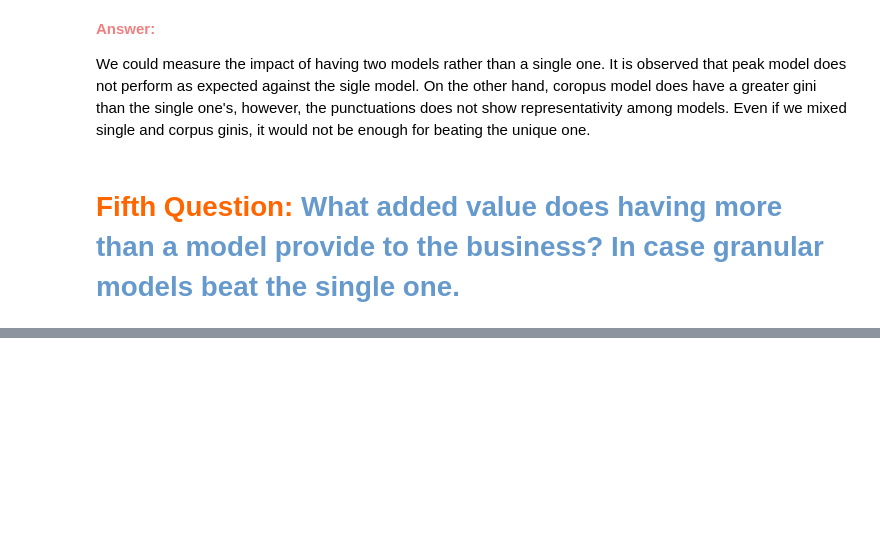
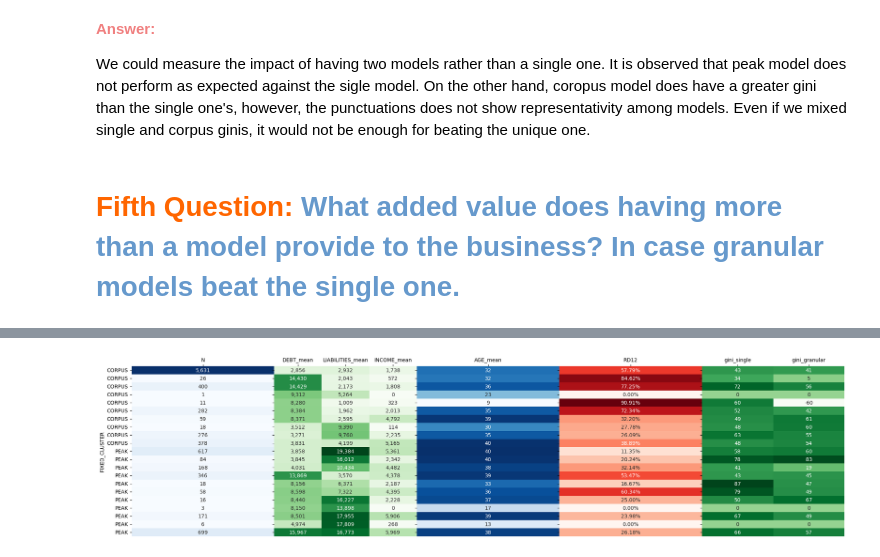
Before and after one commit to Brunoware/Credit-Risk-Segmentation, a Jupyter notebook: 01_eda_project_model_development[4_5].ipynb, the cells around one changed output, grey strips where cells are left out. Saved outputs shown, nothing was run; the diff lists cells and outputs as text; code cells hidden in the pictures; blank space fills up the shorter version.

```diff
--- a/01_eda_project_model_development[4_5].ipynb
+++ b/01_eda_project_model_development[4_5].ipynb
@@ -824,0 +873,13 @@ We could measure the impact of having two models rather than a single one. It is
+# %%
+# declare custom decision tree classifier
+fbdt = FixedBusinessDecisionTreeClassifier(get_nodes = True,
+                                           debt_name = 'DEUDA',
+                                           liabilities_name = 'MEDIANA_AHORROS_ULT_6M',
+                                           income_name = 'INGRESO_CLIENTE',
+                                           cluster_name = 'FIXED_CLUSTER',
+                                           node_name = 'NODE',
+                                           rare_cluster = 'RARE',
+                                           rare_node = 999)
+
+# include clusters
+data_res = fbdt.transform(data_res)
@@ -824,0 +937,86 @@ We could measure the impact of having two models rather than a single one. It is
+# %%
+# get nodes and clusters
+cluster_dict = dict(data_res[['NODE', 'FIXED_CLUSTER']].drop_duplicates()\
+                                                       .to_dict('split')['data'])
+# get aggregation metrics
+summary = data_res.groupby('NODE')\
+                  .agg({'NODE': 'count',
+                        'DEUDA': 'mean',
+                        'MEDIANA_AHORROS_ULT_6M': 'mean',
+                        'INGRESO_CLIENTE': 'mean',
+                        'EDAD_T': 'mean',
+                        'FLG_DEFAULT_12M': 'mean'})\
+                  .rename(columns = {'NODE': 'N',
+                                     'DEUDA': 'DEBT_mean',
+                                     'MEDIANA_AHORROS_ULT_6M': 'LIABILITIES_mean',
+                                     'INGRESO_CLIENTE': 'INCOME_mean',
+                                     'EDAD_T': 'AGE_mean',
+                                     'FLG_DEFAULT_12M': 'RD12'})\
+                  .fillna(0)
+
+summary_gini = data_res.groupby('NODE')\
+                       .apply(lambda df: pd.Series({feat: gini_score(df, TARGET, feat)
+                                                    for feat in ['prediction_single', 'prediction_granular']}))\
+                       .rename(columns = {'prediction_single': 'gini_single',
+                                          'prediction_granular': 'gini_granular'})
+
+# update summary
+summary = summary.join(summary_gini, how = 'left')
+
+
+summary.insert(loc = 0,
+               column = 'FIXED_CLUSTER',
+               value = summary.reset_index()['NODE'].map(cluster_dict).tolist())
+
+summary.sort_values(by = ['FIXED_CLUSTER'], ascending = True, inplace = True)
+
+summary.set_index('FIXED_CLUSTER', inplace = True)
+# declare groups of columns and their color maps
+cmaps = [(['N'], 'Blues'),
+         (['DEBT_mean', 'LIABILITIES_mean', 'INCOME_mean'], 'Greens'),
+         (['AGE_mean'], 'Blues'),
+         (['RD12'], 'Reds'),
+         (['gini_single', 'gini_granular'], 'Greens')]
+
+
+# create subplots
+num_filas = len(cmaps) // 2
+fig, axis = plt.subplots(1, 5, sharey= True, figsize = (25, 6))
+
+# iterate over columns and cmaps
+for idx, (columns, cmap) in enumerate(cmaps):
+    ax = axis[idx]
+
+    if 'RD12' in columns:
+        sns.heatmap(data = summary[columns],
+                    annot = True,
+                    cmap = cmap,
+                    fmt = '.2%',
+                    cbar = False,
+                    ax = ax)
+
+    else:
+        sns.heatmap(data = summary[columns],
+                    annot = True,
+                    cmap = cmap,
+                    fmt = ',.0f',
+                    cbar = False,
+                    ax = ax)
+
+    ax.tick_params(axis ='x', rotation = 0)
+    ax.tick_params(axis ='y', rotation = 0)
+
+    # set the position of x-axis labels to top
+    ax.xaxis.set_ticks_position('top')
+
+    # show y-label only in the first subplot
+    if idx == 0:
+        ax.set_ylabel('FIXED_CLUSTER')
+    else:
+        ax.set_ylabel('')
+
+# Adjust the margins between subplots
+plt.subplots_adjust(wspace = 0, hspace = 0)
+plt.show()
+# %% [output]
+[figure, added]
```
Also changed, not shown: parts of 12 cells of this notebook, 2 other files.
